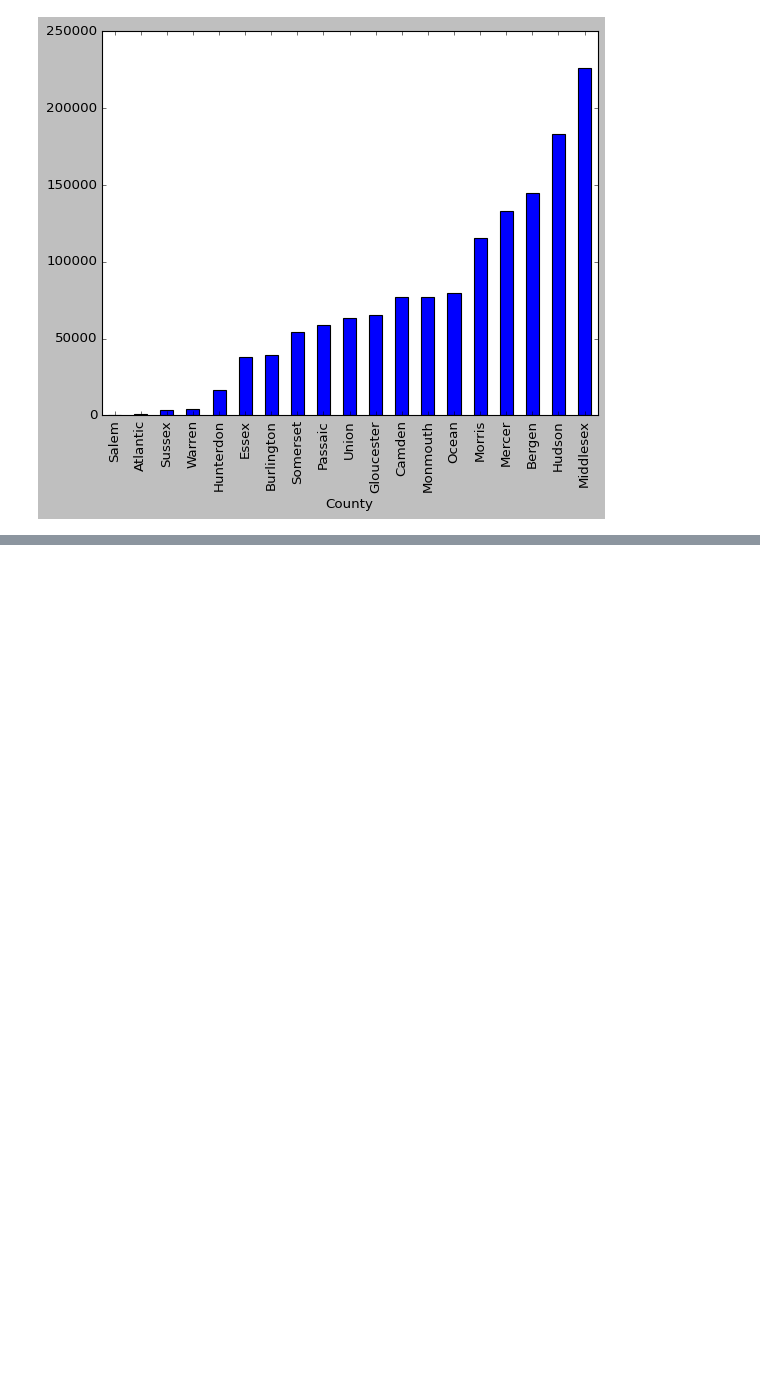
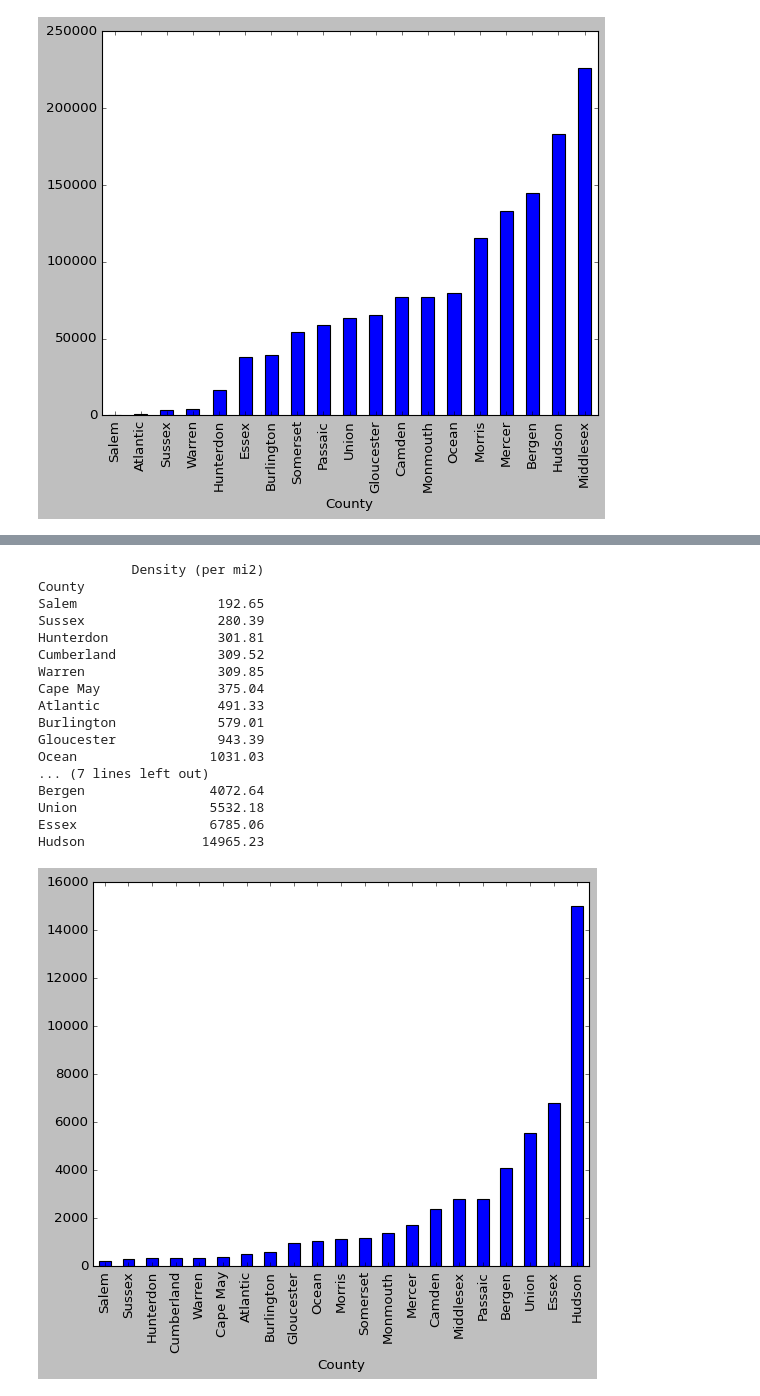
Before and after one commit to BrianKEverett/County-Line, a Jupyter notebook: Dissertation_Everett.ipynb, the cells around one changed output, grey strips where cells are left out. Cells and saved outputs as stored; diff of their text form; code cells hidden in the pictures; blank space fills up the shorter version.

```diff
--- a/Dissertation_Everett.ipynb
+++ b/Dissertation_Everett.ipynb
@@ -347,0 +465,3 @@ ax=tony['Jobs'].plot(kind="bar")
+# %%
+countydens = countysize.groupby('County').agg({'Density (per mi2)': 'sum'})
+countydens
@@ -348,2 +487,25 @@ ax=tony['Jobs'].plot(kind="bar")
+# %%
+tony4 = countydens.sort_values(['Density (per mi2)', 'County'], ascending=[True, False])
+print (tony4)
+ax=tony4['Density (per mi2)'].plot(kind="bar")
+# %% [output]
+            Density (per mi2)
+County
+Salem                  192.65
+Sussex                 280.39
+Hunterdon              301.81
+Cumberland             309.52
+Warren                 309.85
+Cape May               375.04
+Atlantic               491.33
+Burlington             579.01
+Gloucester             943.39
+Ocean                 1031.03
+... (7 lines left out)
+Bergen                4072.64
+Union                 5532.18
+Essex                 6785.06
+Hudson               14965.23
+[figure, added]
 # %% [markdown]
 ##Notes for future work:
```
Also changed, not shown: parts of 10 cells of this notebook.
